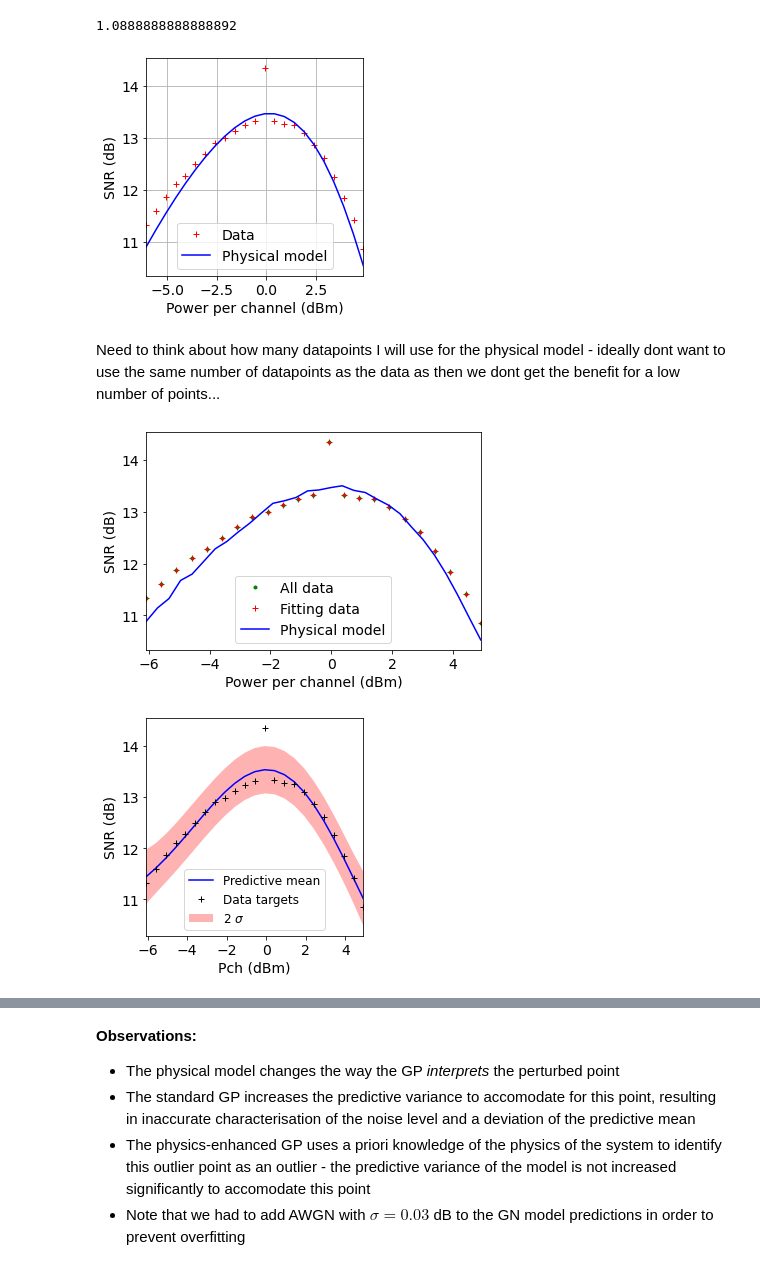
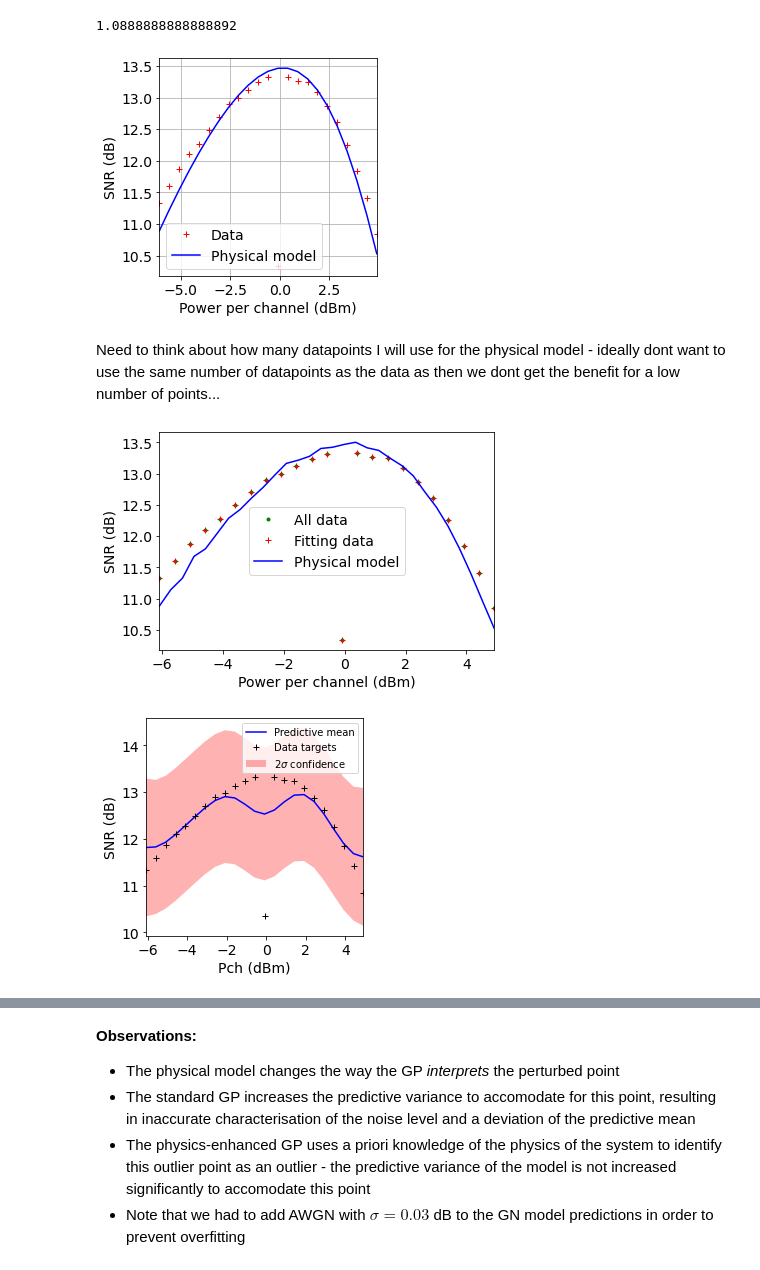
Before and after one commit to joshnevin/physics_enhanced_GPs, a Jupyter notebook: GN_model_enhanced_GPs_robust.ipynb, the cells around one changed output, grey strips where cells are left out. Saved outputs shown, nothing was run; the diff lists cells and outputs as text; code cells hidden in the pictures.

```diff
--- a/GN_model_enhanced_GPs_robust.ipynb
+++ b/GN_model_enhanced_GPs_robust.ipynb
@@ -35,7 +35,7 @@ Add a large perturbation to one of the points to see if the physical model-enhan
 #per_ind = 7
 #per_ind = 21
 per_ind = 12
-snr[per_ind] = snr[per_ind] + 0.5
+snr[per_ind] = snr[per_ind] + 1
 # %% [markdown]
 Use all data for fitting.
 # %%
@@ -92,10 +92,10 @@ plt.legend()
 plt.grid()
 f.patch.set_facecolor('w')
 ax.set_aspect(1.0/ax.get_data_ratio(), adjustable='box')
-plt.savefig('figures/powershifted_gn_comparison.pdf', dpi=200,bbox_inches='tight')
+#plt.savefig('figures/powershifted_gn_comparison.pdf', dpi=200,bbox_inches='tight')
 plt.show()
 # %% [output]
-[figure, old version]
+[figure, new version]
 # %% [markdown]
 Need to think about how many datapoints I will use for the physical model - ideally dont want to use the same number of datapoints as the data as then we dont get the benefit for a low number of points...
 # %%
@@ -117,7 +117,7 @@ plt.legend()
 #plt.savefig('powershifted_gn_comparison.pdf', dpi=200,bbox_inches='tight')
 plt.show()
 # %% [output]
-[figure, old version]
+[figure, new version]
 # %%
 pch_fit_shifted = pch_fit_shifted.reshape(-1, 1)  # needed for SK learn input
 #pch_predict = np.linspace(pch_shifted[0], pch_shifted[-1] + 1.0)
@@ -148,23 +148,23 @@ mu_sk_n2 = mu_sk - 2*std_sk
 # %%
 f, ax = plt.subplots()
 ax.plot(pch_shifted, mu_sk, 'b-', label = 'Predictive mean')
 ax.plot(pch_shifted, snr,'k+', label = 'Data targets')
 ax.fill(np.concatenate([pch_shifted, pch_shifted[::-1]]),
             np.concatenate([mu_sk_p2,
                             (mu_sk_n2)[::-1]]),
-            alpha=0.3, fc='r', ec='None', label='2 $\sigma$')
+            alpha=0.3, fc='r', ec='None', label='2$\sigma$ confidence')
 plt.xlim(pch_shifted[0], pch_shifted[-1])
 plt.xticks([-6, -4, -2, 0, 2, 4 ])
 plt.xlabel("Pch (dBm)")
 plt.ylabel("SNR (dB)")
 #plt.title("Normal GP")
-plt.legend(prop={'size':12})
+plt.legend(prop={'size':10})
 ax.set_aspect(1.0/ax.get_data_ratio(), adjustable='box')
 f.patch.set_facecolor('w')
-plt.savefig('figures/robust_standard_gp.pdf', dpi=200,bbox_inches='tight')
+#plt.savefig('figures/robust_standard_gp.pdf', dpi=200,bbox_inches='tight')
 plt.show()
 # %% [output]
-[figure, old version]
+[figure, new version]
 # %%
 f, ax = plt.subplots()
 ax.plot(pch_shifted, mu_sk_phys, 'b-', label = 'Predictive mean')
```
Also changed, not shown: parts of 5 cells of this notebook, 2 other files.
